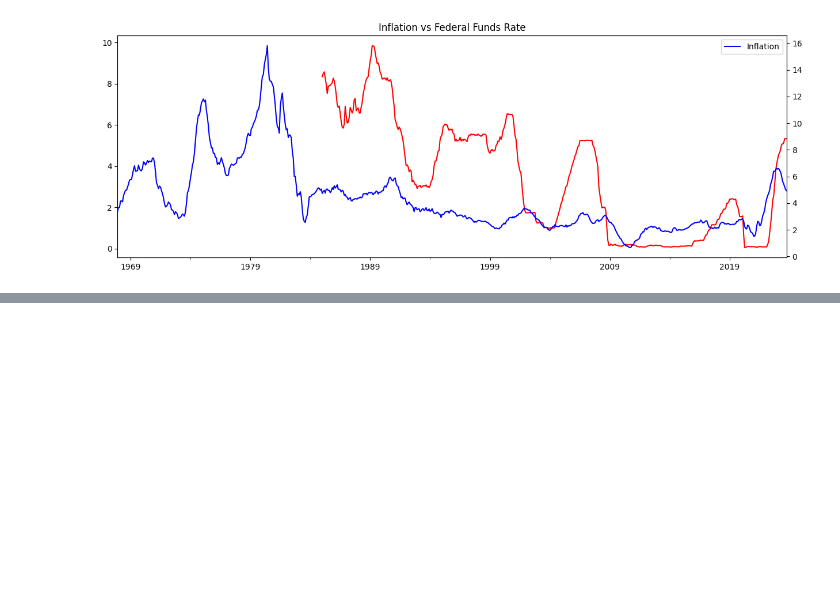
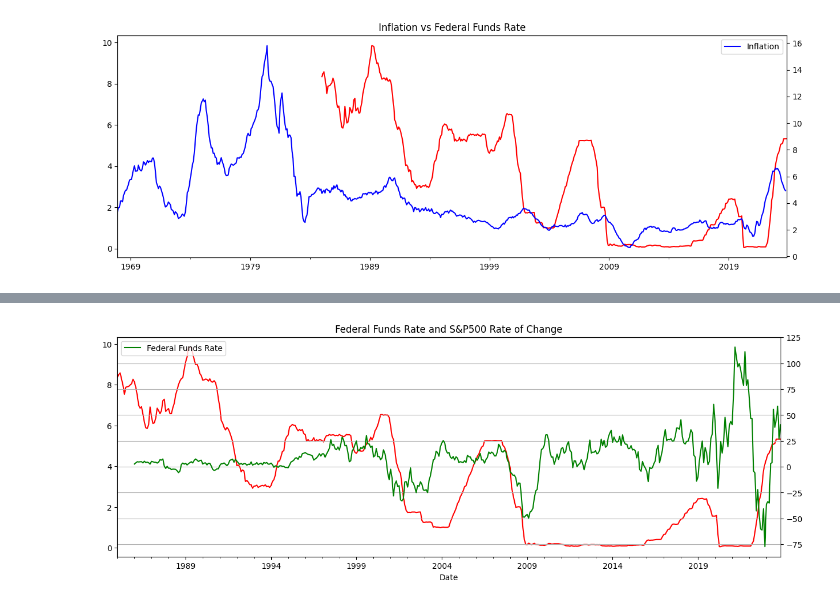
Before and after one commit to RoryGlenn/RecessionDetection, a Jupyter notebook: correlation.ipynb, the cells around one changed output, grey strips where cells are left out. Cells and saved outputs as stored; diff of their text form; code cells hidden in the pictures; blank space fills up the shorter version.

```diff
--- a/correlation.ipynb
+++ b/correlation.ipynb
@@ -182,0 +183,23 @@ gdp.corr(gdp_roc)
+# %%
+# 1. Change correlation between sp500 and the federal funds rate to be a rolling correlation (look at when it was high vs low)
+# 2. What was the rate of change with the SP500 when the Feds raised/lowered interest rates?
+sp5_roc = sp5.diff()
+sp5_roc_rolling = sp5_roc.rolling(12).mean()
+sp5_roc_rolling.dropna(inplace=True)
+# %%
+fig, ax = plt.subplots(figsize=(15, 5))
+sp5_roc_rolling.plot(
+    ax=ax, color="green", label="S&P500 Rate of Change", secondary_y=True
+)
+irate.plot(
+    ax=ax,
+    color="red",
+    label="Federal Funds Rate",
+)
+
+plt.grid(True, which="both", axis="both")
+plt.legend(["Federal Funds Rate", "S&P500 Rate of Change"])
+plt.title("Federal Funds Rate and S&P500 Rate of Change")
+plt.show()
+# %% [output]
+[figure, added]
```
Also changed, not shown: parts of 6 cells of this notebook, 5 other files.
